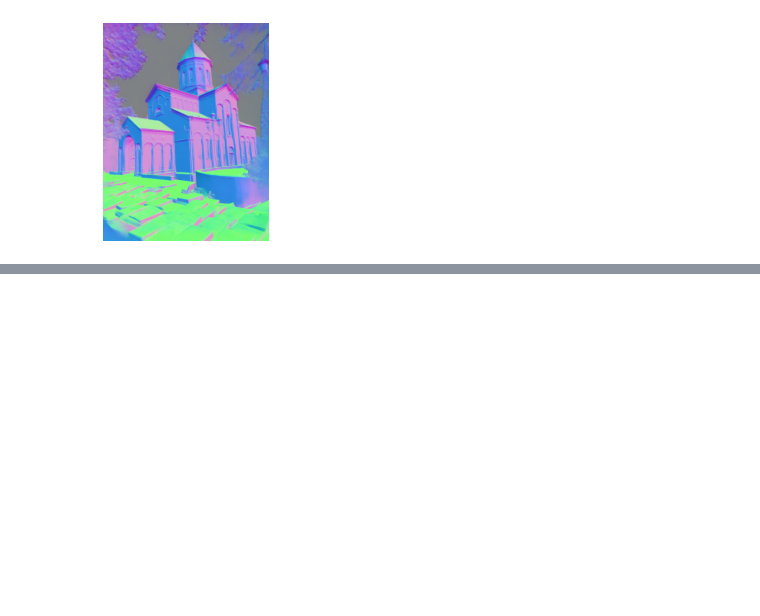
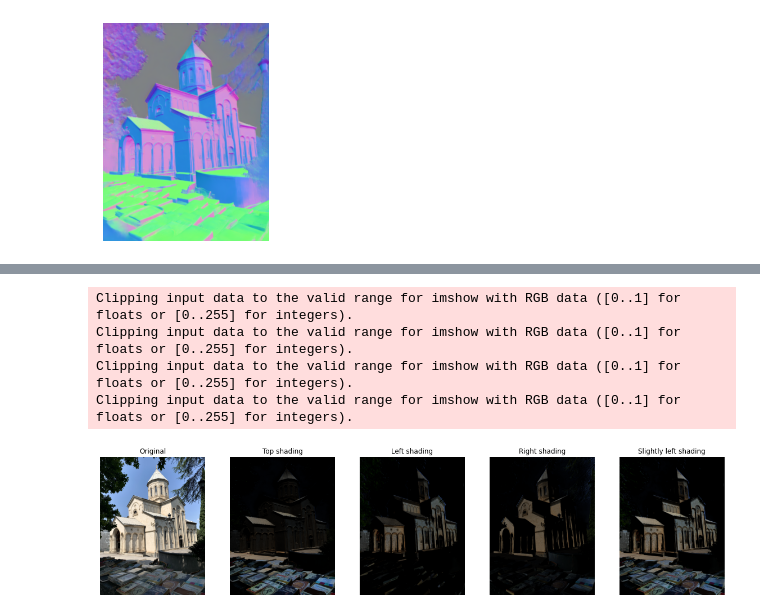
Before and after one commit to AnyaLeo/project, a Jupyter notebook: Relighting.ipynb, the cells around one changed output, grey strips where cells are left out. Saved outputs shown, nothing was run; the diff lists cells and outputs as text; code cells hidden in the pictures; blank space fills up the shorter version.

```diff
--- a/Relighting.ipynb
+++ b/Relighting.ipynb
@@ -104,0 +76,46 @@ NameError: name 'normals_and_light_dir' is not defined
+# %%
+def calculate_shading(light_dir, normals):
+    new_light_dir = get_new_light_dir(light_dir, normals)
+
+    new_shading = normals * light_dir
+    new_shading = np.sum(new_shading, axis=2)
+    new_shading = np.dstack([new_shading, new_shading, new_shading])
+
+    new_image = albedo * new_shading
+    return new_image
+# %%
+# Calculate the dot product of a new shading
+top_shading = calculate_shading([0, 1, 0], normals)
+right_shading = calculate_shading([-1, 0, 0], normals)
+left_shading = calculate_shading([1, 0, 0], normals)
+slightly_left = calculate_shading([1, 1, 0], normals)
+# %%
+fig, ax = plt.subplot_mosaic([['image', 'top', 'left', 'right', 'slightly_left']], figsize=(20,4.5))
+
+ax['image'].imshow(img)
+ax['image'].axis('off')
+ax['image'].set_title('Original')
+
+ax['top'].imshow(top_shading)
+ax['top'].axis('off')
+ax['top'].set_title('Top shading')
+
+ax['left'].imshow(left_shading)
+ax['left'].axis('off')
+ax['left'].set_title('Left shading')
+
+ax['right'].imshow(right_shading)
+ax['right'].axis('off')
+ax['right'].set_title('Right shading')
+
+ax['slightly_left'].imshow(slightly_left)
+ax['slightly_left'].axis('off')
+ax['slightly_left'].set_title('Slightly left shading')
+
+plt.show()
+# %% [output]
+Clipping input data to the valid range for imshow with RGB data ([0..1] for floats or [0..255] for integers).
+Clipping input data to the valid range for imshow with RGB data ([0..1] for floats or [0..255] for integers).
+Clipping input data to the valid range for imshow with RGB data ([0..1] for floats or [0..255] for integers).
+Clipping input data to the valid range for imshow with RGB data ([0..1] for floats or [0..255] for integers).
+[figure, added]
```
Also changed, not shown: parts of 10 cells of this notebook.
